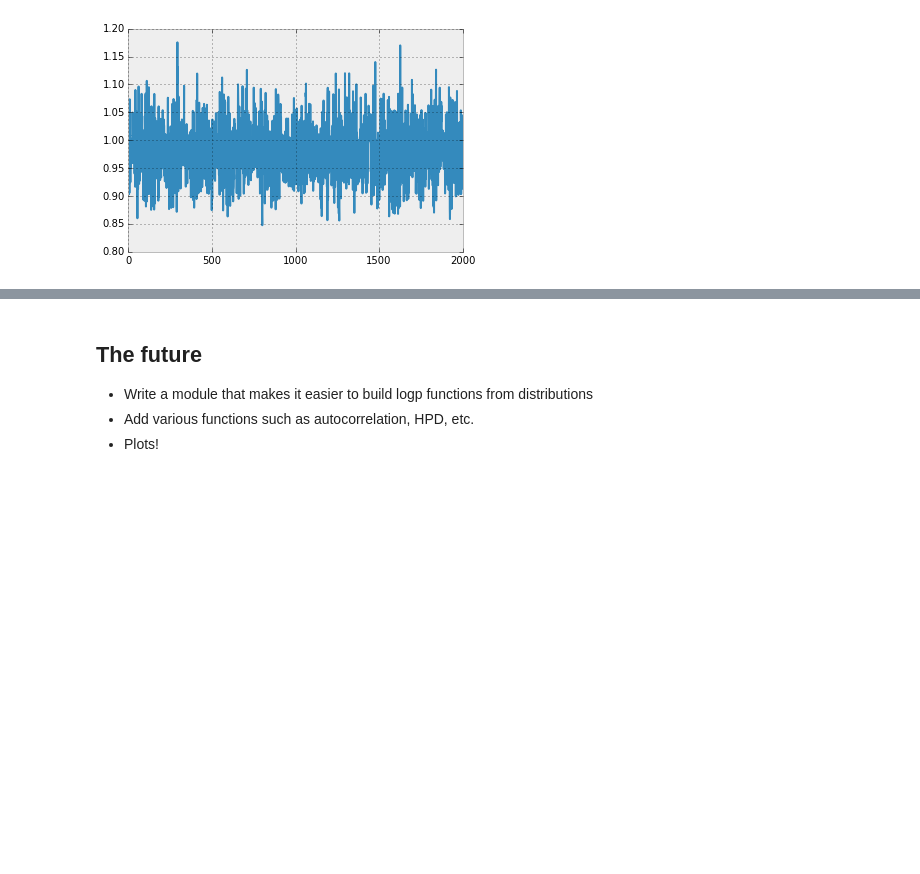
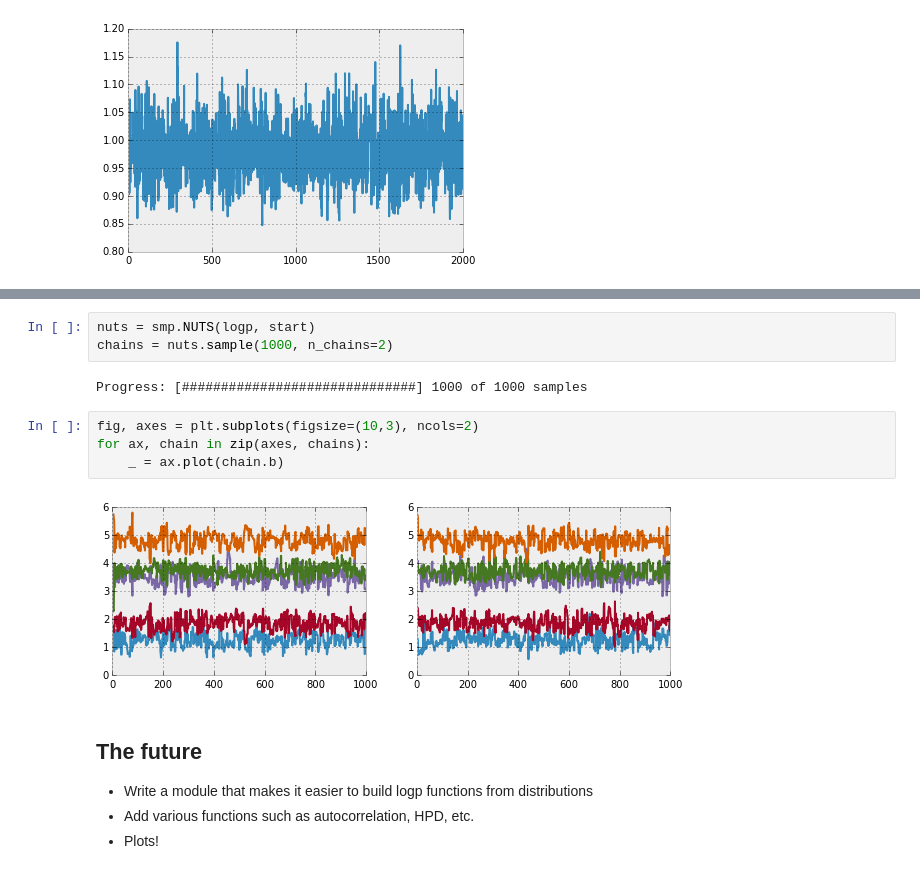
Before and after one commit to mcleonard/sampyl, a Jupyter notebook: Examples.ipynb, the cells around one changed output, grey strips where cells are left out. Drawn from its saved outputs; the diff is of its cells as text; blank space fills up the shorter version.

```diff
--- a/Examples.ipynb
+++ b/Examples.ipynb
@@ -224,3 +264,14 @@ _ = plt.plot(chain.sig)
+# %%
+nuts = smp.NUTS(logp, start)
+chains = nuts.sample(1000, n_chains=2)
+# %% [output]
+Progress: [##############################] 1000 of 1000 samples
+# %%
+fig, axes = plt.subplots(figsize=(10,3), ncols=2)
+for ax, chain in zip(axes, chains):
+    _ = ax.plot(chain.b)
+# %% [output]
+[figure, added]
 # %% [markdown]
 The future
 ----------
```
Also changed, not shown: parts of 20 cells of this notebook.
